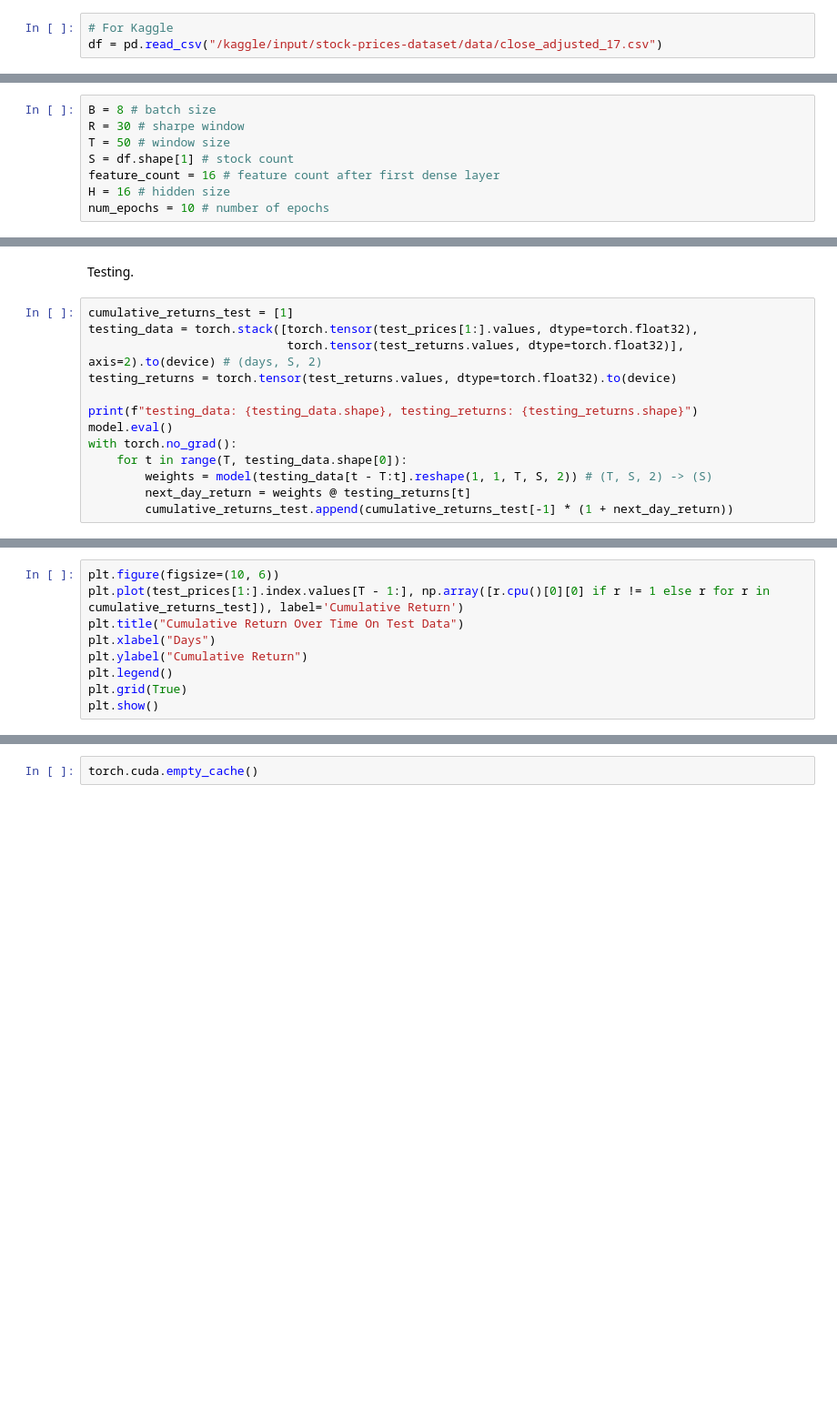
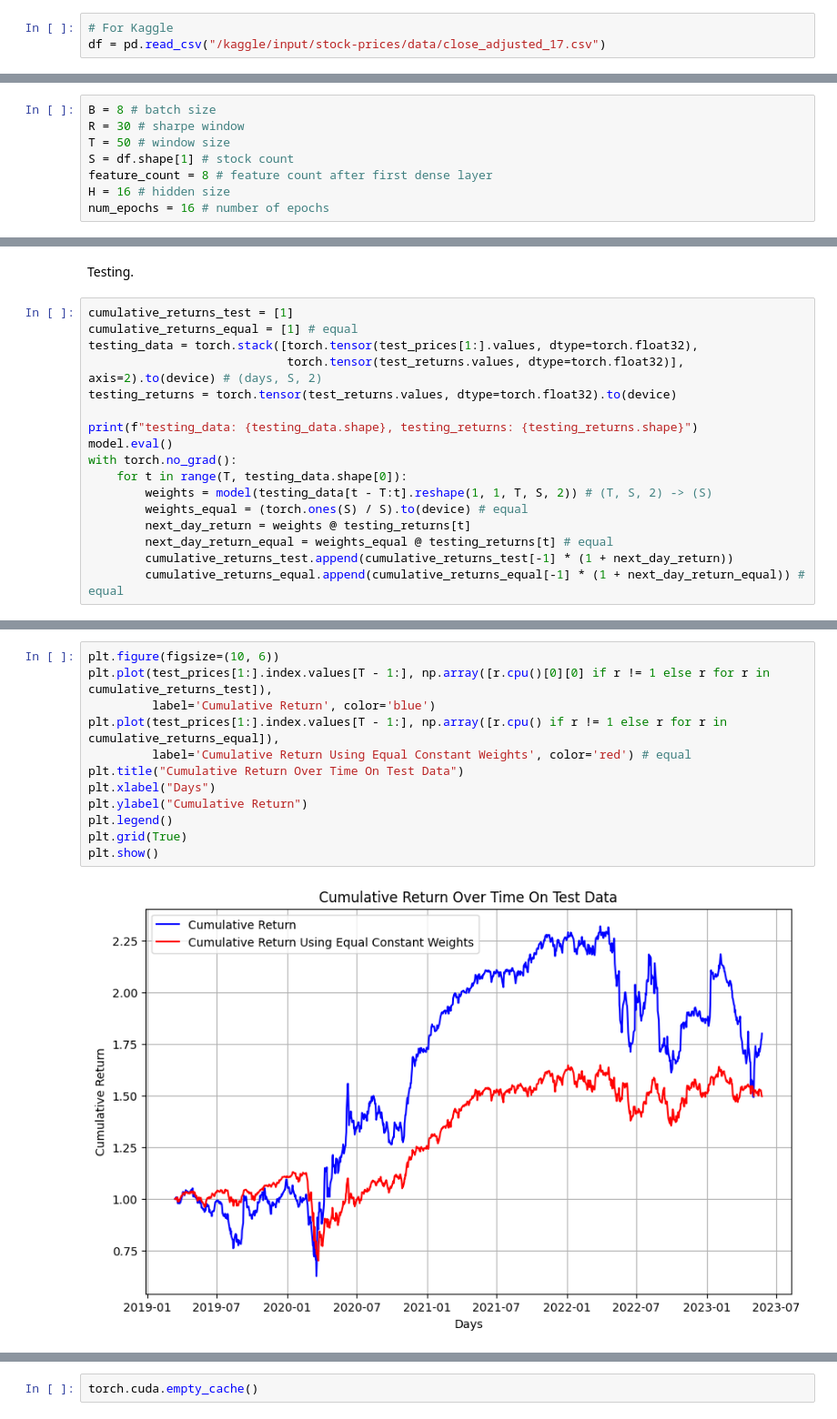
Before and after one commit to vahagnd/Diploma, a Jupyter notebook: lstm_on_adjusted_17.ipynb, the cells around one changed output, grey strips where cells are left out. Shown: that part at 91% size. Drawn from its saved outputs; the diff is of its cells as text; blank space fills up the shorter version.

Commit message:
Kaggle Notebook | lstm_on_adjusted_17.ipynb | Version 1

```diff
--- a/lstm_on_adjusted_17.ipynb
+++ b/lstm_on_adjusted_17.ipynb
@@ -26,7 +28,7 @@ sys.path.append("/content/drive/MyDrive/Diplom/")
 df = pd.read_csv("/content/drive/MyDrive/Diplom/data/close_adjusted_17.csv")
 # %%
 # For Kaggle
-df = pd.read_csv("/kaggle/input/stock-prices-dataset/data/close_adjusted_17.csv")
+df = pd.read_csv("/kaggle/input/stock-prices/data/close_adjusted_17.csv")
 # %% [markdown]
 Cleaning dataframe.
 # %%
@@ -127,9 +129,9 @@ B = 8 # batch size
 R = 30 # sharpe window
 T = 50 # window size
 S = df.shape[1] # stock count
-feature_count = 16 # feature count after first dense layer
+feature_count = 8 # feature count after first dense layer
 H = 16 # hidden size
-num_epochs = 10 # number of epochs
+num_epochs = 16 # number of epochs
 # %%
 train_dataset = StockDataset(train_returns, train_prices[1:], window_size=T, sharpe_window=R)
 train_dataloader = DataLoader(train_dataset, batch_size=B, shuffle=True)
@@ -293,6 +312,7 @@ plt.show()
 Testing.
 # %%
 cumulative_returns_test = [1]
+cumulative_returns_equal = [1] # equal
 testing_data = torch.stack([torch.tensor(test_prices[1:].values, dtype=torch.float32),
                             torch.tensor(test_returns.values, dtype=torch.float32)], axis=2).to(device) # (days, S, 2)
 testing_returns = torch.tensor(test_returns.values, dtype=torch.float32).to(device)
@@ -302,5 +322,8 @@ model.eval()
 with torch.no_grad():
     for t in range(T, testing_data.shape[0]):
         weights = model(testing_data[t - T:t].reshape(1, 1, T, S, 2)) # (T, S, 2) -> (S)
+        weights_equal = (torch.ones(S) / S).to(device) # equal
         next_day_return = weights @ testing_returns[t]
+        next_day_return_equal = weights_equal @ testing_returns[t] # equal
         cumulative_returns_test.append(cumulative_returns_test[-1] * (1 + next_day_return))
+        cumulative_returns_equal.append(cumulative_returns_equal[-1] * (1 + next_day_return_equal)) # equal
@@ -307,12 +332,17 @@ with torch.no_grad():
 # %%
 plt.figure(figsize=(10, 6))
-plt.plot(test_prices[1:].index.values[T - 1:], np.array([r.cpu()[0][0] if r != 1 else r for r in cumulative_returns_test]), label='Cumulative Return')
+plt.plot(test_prices[1:].index.values[T - 1:], np.array([r.cpu()[0][0] if r != 1 else r for r in cumulative_returns_test]),
+         label='Cumulative Return', color='blue')
+plt.plot(test_prices[1:].index.values[T - 1:], np.array([r.cpu() if r != 1 else r for r in cumulative_returns_equal]),
+         label='Cumulative Return Using Equal Constant Weights', color='red') # equal
 plt.title("Cumulative Return Over Time On Test Data")
 plt.xlabel("Days")
 plt.ylabel("Cumulative Return")
 plt.legend()
 plt.grid(True)
 plt.show()
+# %% [output]
+[figure, added]
 # %%
 print(f"Allocated: {torch.cuda.memory_allocated() / 1e9:.2f} GB")
 print(f"Cached:    {torch.cuda.memory_reserved() / 1e9:.2f} GB")
```
Also changed, not shown: parts of 6 cells of this notebook.
